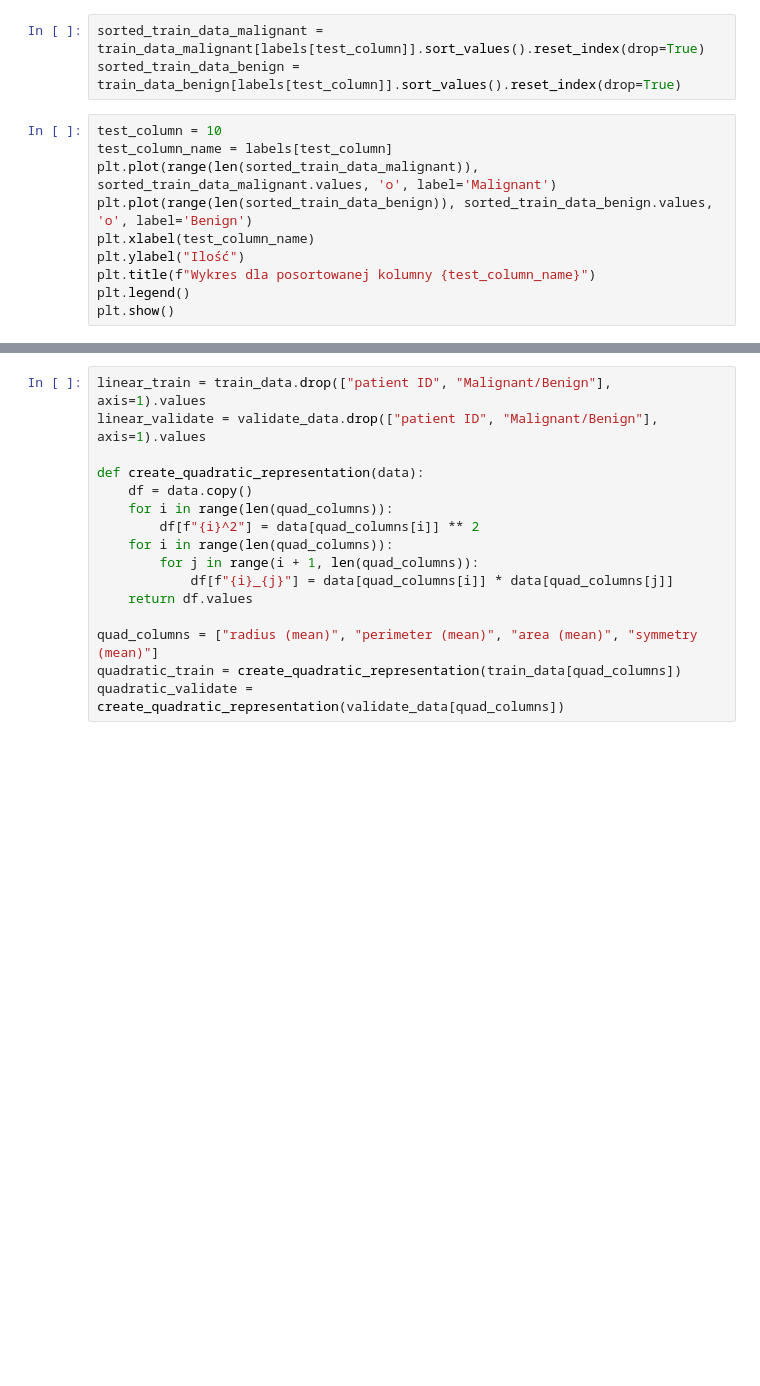
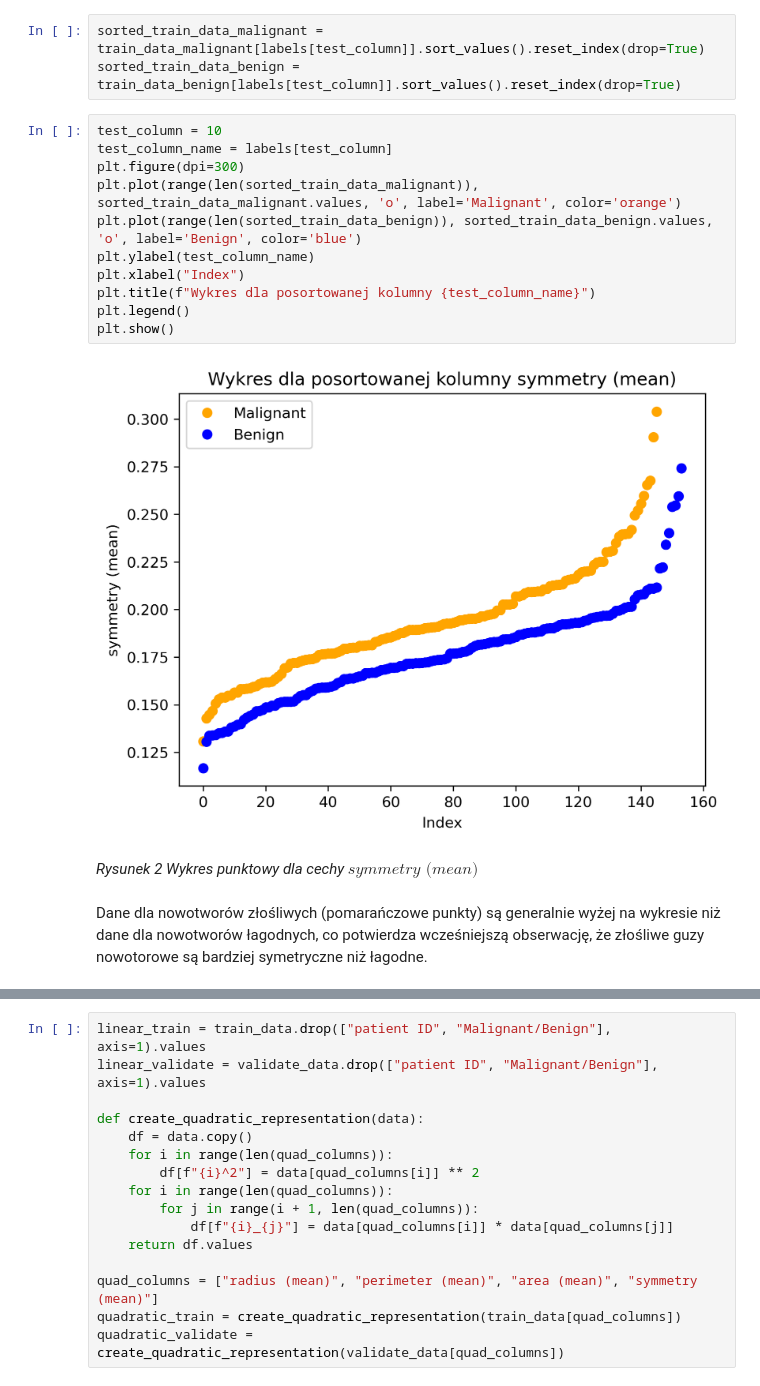
Before and after one commit to lythx/MOWNIT, a Jupyter notebook: lab2/zad1.ipynb, the cells around one changed output, grey strips where cells are left out. Drawn from its saved outputs; the diff is of its cells as text; blank space fills up the shorter version.

```diff
--- a/lab2/zad1.ipynb
+++ b/lab2/zad1.ipynb
@@ -31,10 +45,17 @@ sorted_train_data_benign = train_data_benign[labels[test_column]].sort_values().
 # %%
 test_column = 10
 test_column_name = labels[test_column]
-plt.plot(range(len(sorted_train_data_malignant)), sorted_train_data_malignant.values, 'o', label='Malignant')
-plt.plot(range(len(sorted_train_data_benign)), sorted_train_data_benign.values, 'o', label='Benign')
-plt.xlabel(test_column_name)
-plt.ylabel("Ilość")
+plt.figure(dpi=300)
+plt.plot(range(len(sorted_train_data_malignant)), sorted_train_data_malignant.values, 'o', label='Malignant', color='orange')
+plt.plot(range(len(sorted_train_data_benign)), sorted_train_data_benign.values, 'o', label='Benign', color='blue')
+plt.ylabel(test_column_name)
+plt.xlabel("Index")
 plt.title(f"Wykres dla posortowanej kolumny {test_column_name}")
 plt.legend()
 plt.show()
+# %% [output]
+[figure, added]
+# %% [markdown]
+*Rysunek 2 Wykres punktowy dla cechy $\textit{symmetry (mean)}$*
+# %% [markdown]
+Dane dla nowotworów złośliwych (pomarańczowe punkty) są generalnie wyżej na wykresie niż dane dla nowotworów łagodnych, co potwierdza wcześniejszą obserwację, że złośliwe guzy nowotorowe są bardziej symetryczne niż łagodne.
```
Also changed, not shown: parts of 12 cells of this notebook, 3 other files.
